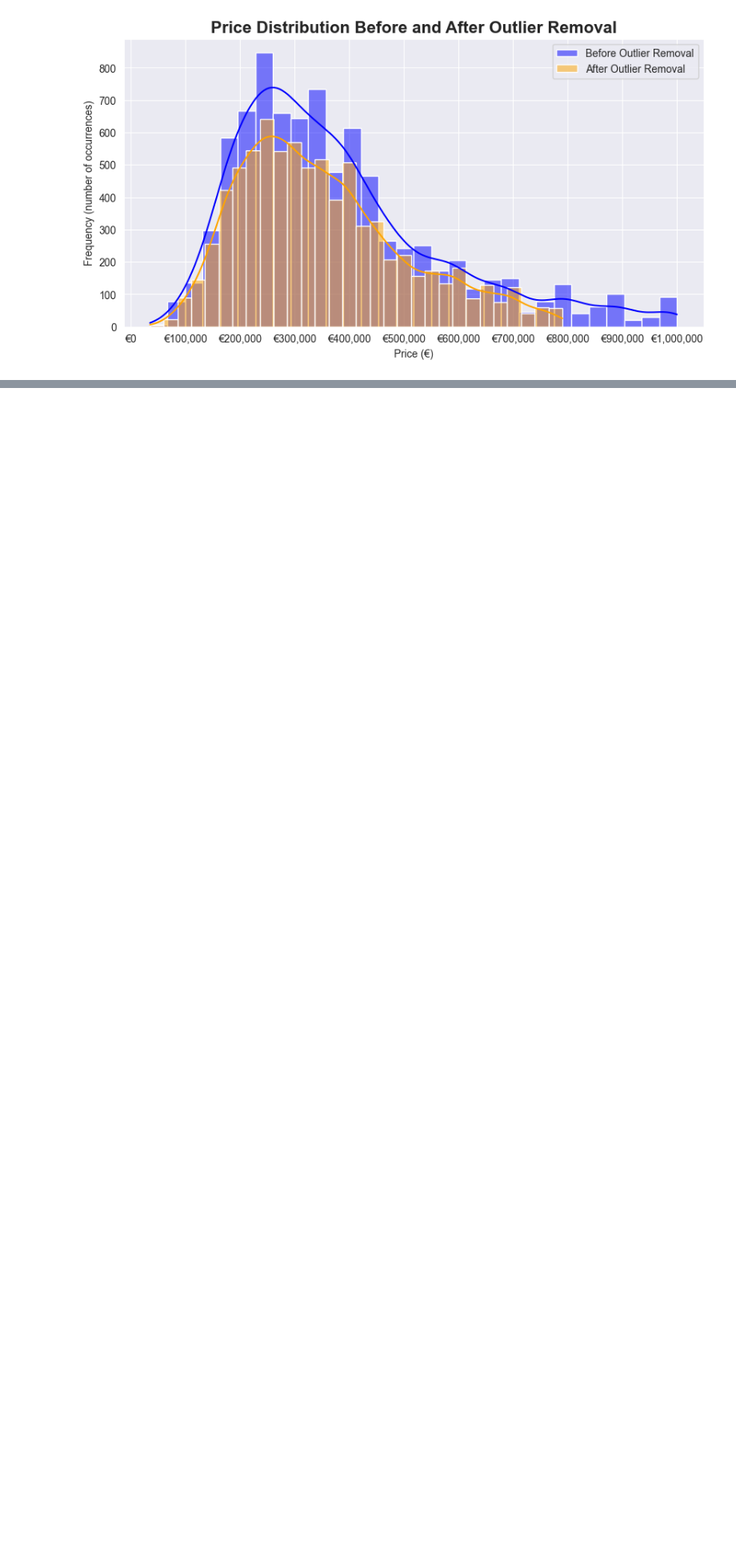
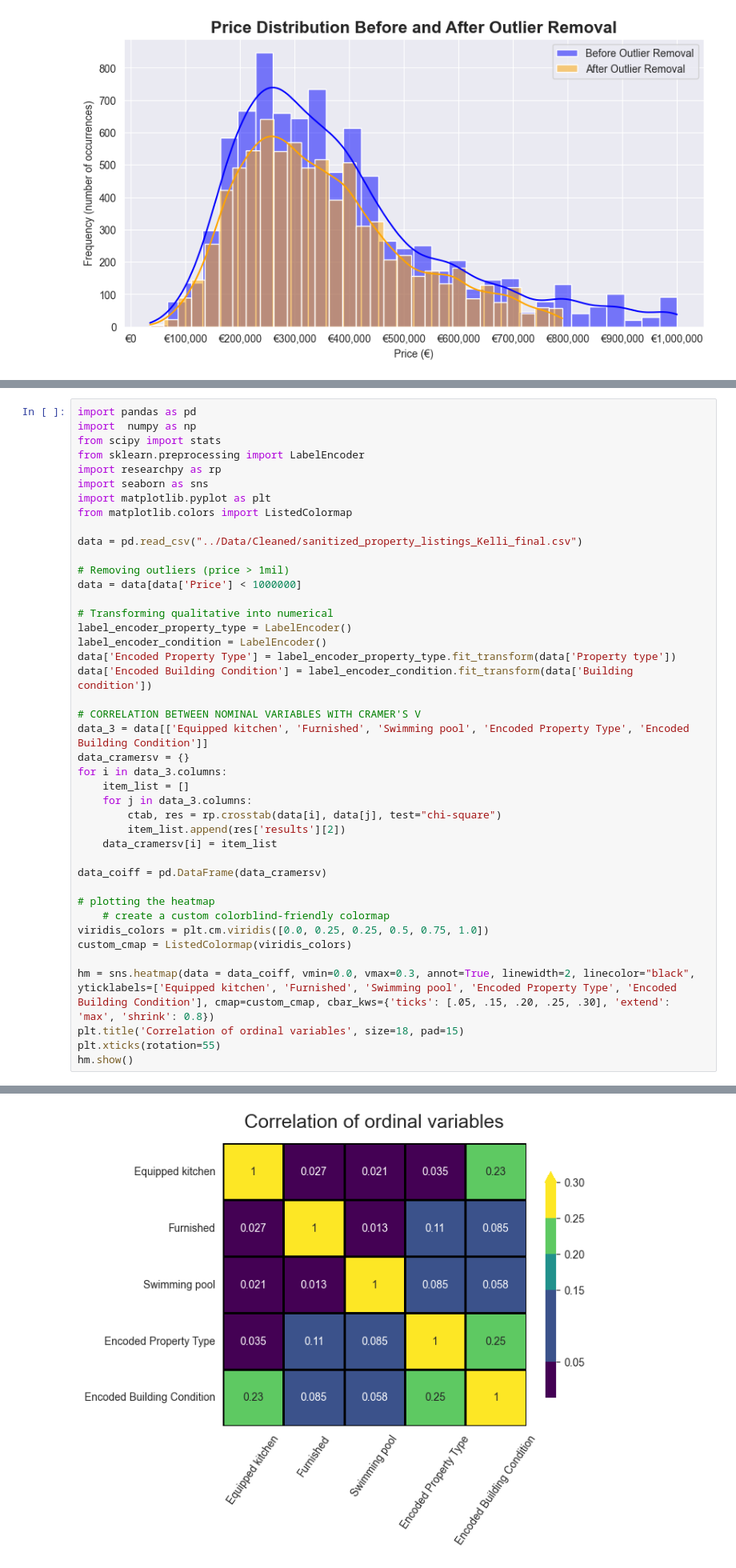
Before and after one commit to Kevin-Van-Hoorebeek/immoeliza_data_analysis, a Jupyter notebook: Analysis/data_analysis_final_all.ipynb, the cells around one changed output, grey strips where cells are left out. Shown at 80% size. Drawn from its saved outputs; the diff is of its cells as text; blank space fills up the shorter version.

```diff
--- a/Analysis/data_analysis_final_all.ipynb
+++ b/Analysis/data_analysis_final_all.ipynb
@@ -124,0 +202,43 @@ histogram_outlier_removal(df_cleaned, df_sorted)
+# %%
+import pandas as pd
+import  numpy as np
+from scipy import stats
+from sklearn.preprocessing import LabelEncoder
+import researchpy as rp
+import seaborn as sns
+import matplotlib.pyplot as plt
+from matplotlib.colors import ListedColormap
+
+data = pd.read_csv("../Data/Cleaned/sanitized_property_listings_Kelli_final.csv")
+
+# Removing outliers (price > 1mil)
+data = data[data['Price'] < 1000000]
+
+# Transforming qualitative into numerical
+label_encoder_property_type = LabelEncoder()
+label_encoder_condition = LabelEncoder()
+data['Encoded Property Type'] = label_encoder_property_type.fit_transform(data['Property type'])
+data['Encoded Building Condition'] = label_encoder_condition.fit_transform(data['Building condition'])
+
+# CORRELATION BETWEEN NOMINAL VARIABLES WITH CRAMER'S V
+data_3 = data[['Equipped kitchen', 'Furnished', 'Swimming pool', 'Encoded Property Type', 'Encoded Building Condition']]
+data_cramersv = {}
+for i in data_3.columns:
+    item_list = []
+    for j in data_3.columns:
+        ctab, res = rp.crosstab(data[i], data[j], test="chi-square")
+        item_list.append(res['results'][2])
+    data_cramersv[i] = item_list
+
+data_coiff = pd.DataFrame(data_cramersv)
+
+# plotting the heatmap
+    # create a custom colorblind-friendly colormap
+viridis_colors = plt.cm.viridis([0.0, 0.25, 0.25, 0.5, 0.75, 1.0])
+custom_cmap = ListedColormap(viridis_colors)
+
+hm = sns.heatmap(data = data_coiff, vmin=0.0, vmax=0.3, annot=True, linewidth=2, linecolor="black", yticklabels=['Equipped kitchen', 'Furnished', 'Swimming pool', 'Encoded Property Type', 'Encoded Building Condition'], cmap=custom_cmap, cbar_kws={'ticks': [.05, .15, .20, .25, .30], 'extend': 'max', 'shrink': 0.8})
+plt.title('Correlation of ordinal variables', size=18, pad=15)
+plt.xticks(rotation=55)
+hm.show()
+# %% [output]
@@ -124,0 +246 @@ histogram_outlier_removal(df_cleaned, df_sorted)
+[figure, added]
```
Also changed, not shown: parts of 17 cells of this notebook, 5 other files.
